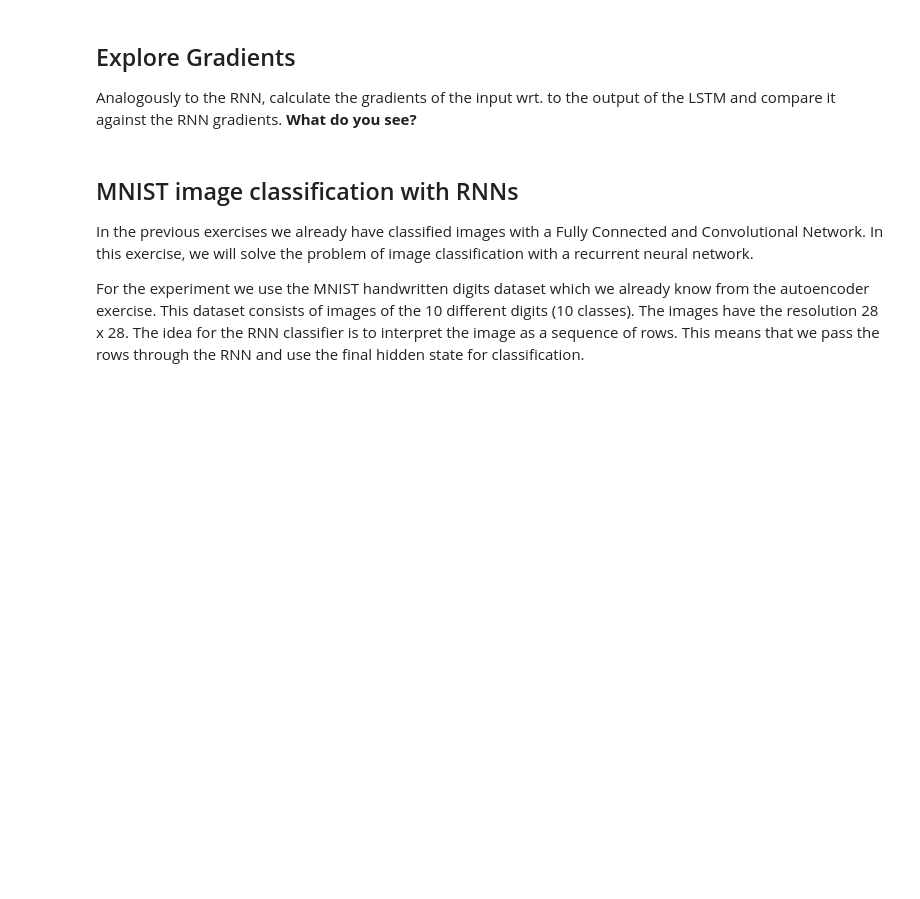
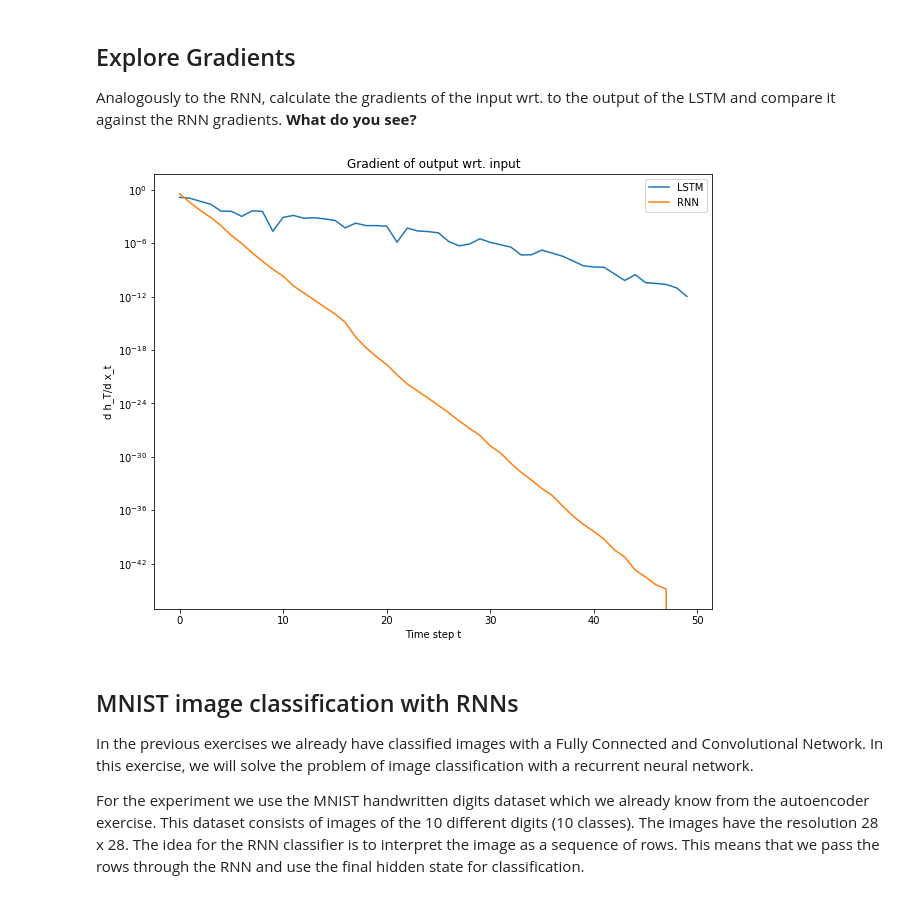
Before and after one commit to JulianHohenadel/I2Deep-Learning, a Jupyter notebook: exercise_3/3_recurrent_neural_networks.ipynb, the cells around one changed output. Cells and saved outputs as stored; diff of their text form; code cells hidden in the pictures; blank space fills up the shorter version.

```diff
--- a/exercise_3/3_recurrent_neural_networks.ipynb
+++ b/exercise_3/3_recurrent_neural_networks.ipynb
@@ -264,3 +286,48 @@ Analogously to the RNN, calculate the gradients of the input wrt. to the output
+# %%
+############################################################################
+# TODO: Define a RNN and LSTM and explore the gradients on the output h_T   #
+# wrt. the input at time t and plot your result.                           #
+############################################################################
+hidden_size = 1
+input_size = 1
+time_steps = 50
+
+# RNN
+rnn = nn.RNN(input_size, hidden_size)
+rand_rnn = torch.randn(time_steps, 1, input_size)
+rand_rnn.requires_grad = True
+
+_, h = rnn(rand_rnn)
+
+h.requires_grad
+h.sum().backward()
+
+# LSTM
+lstm = nn.LSTM(input_size, hidden_size)
+rand_lstm = torch.randn(time_steps, 1, input_size)
+rand_lstm.requires_grad = True
+
+_, (h, c) = lstm(rand_lstm)
+
+h.requires_grad
+h.sum().backward()
+
+plt.semilogy(np.flip(abs(rand_lstm.grad.view(-1).detach().cpu().numpy())),
+             label="LSTM")
+plt.semilogy(np.flip(abs(rand_rnn.grad.view(-1).detach().cpu().numpy())),
+             label="RNN")
+
+plt.legend()
+plt.xlabel("Time step t")
+plt.ylabel("d h_T/d x_t")
+plt.title("Gradient of output wrt. input")
+
+plt.show()
+############################################################################
+#                             END OF YOUR CODE                             #
+############################################################################
+# %% [output]
+[figure, added]
 # %% [markdown]
 ## MNIST image classification with RNNs
 
```
Also changed, not shown: parts of 15 cells of this notebook, 3 other files.
